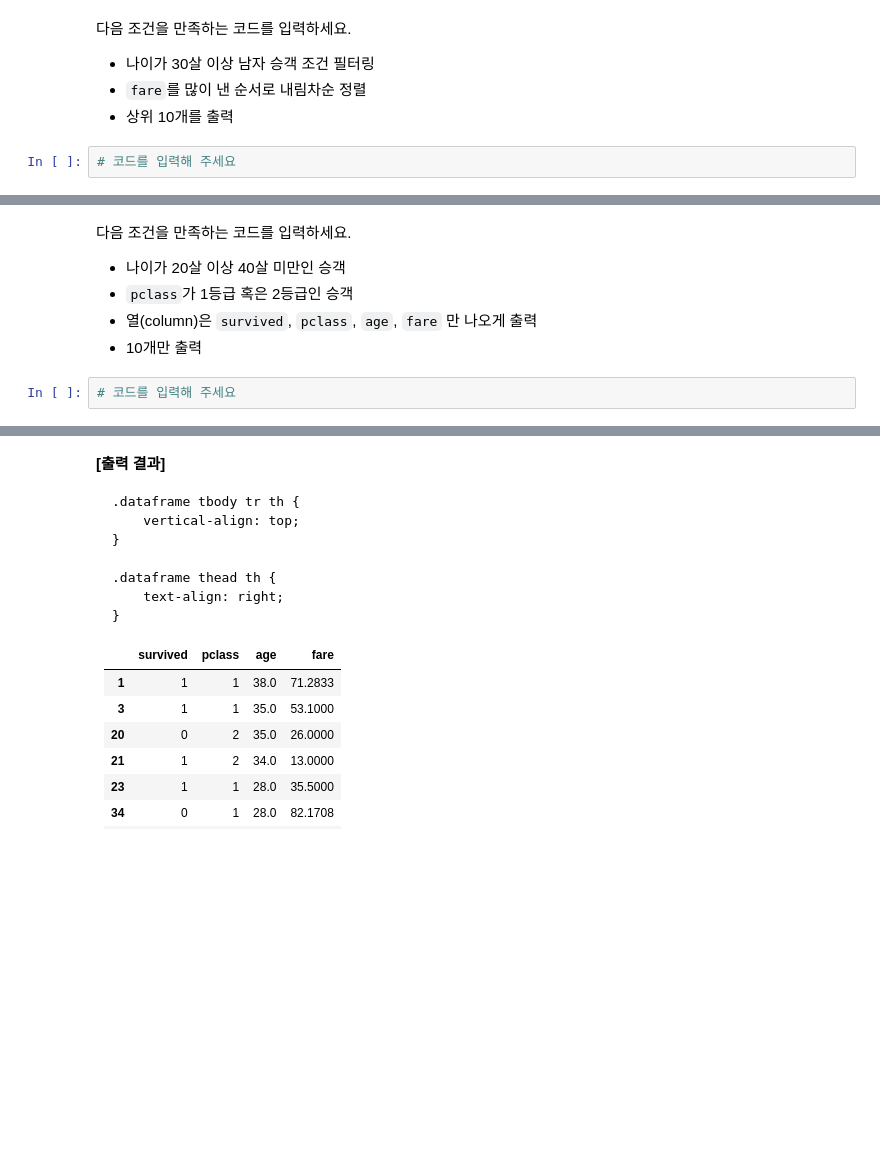
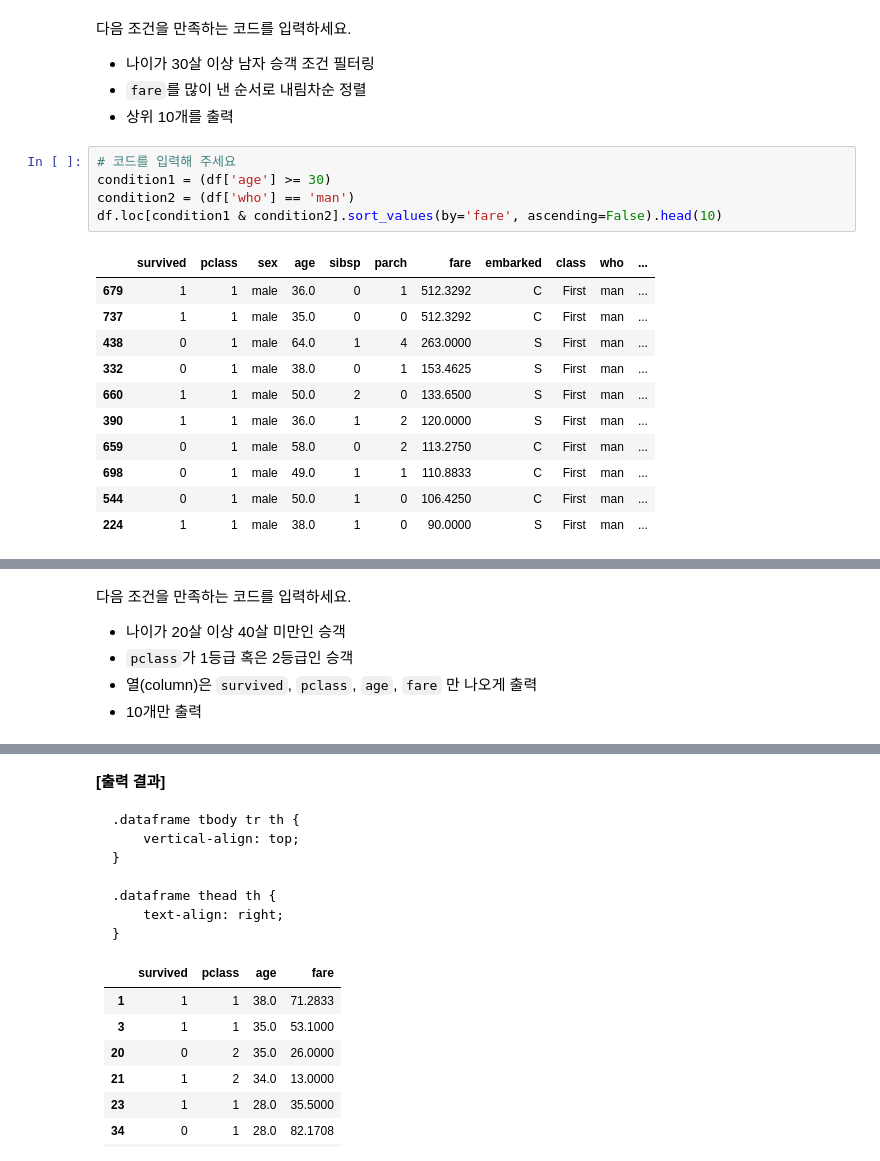
Before and after one commit to ssyyjj1012/data-analysis, a Jupyter notebook: 03_pandas_조회_정렬_조건_필터_(실습)의_사본.ipynb, the cells around one changed output, grey strips where cells are left out. Cells and saved outputs as stored; diff of their text form; blank space fills up the shorter version.

```diff
--- a/03_pandas_조회_정렬_조건_필터_(실습)의_사본.ipynb
+++ b/03_pandas_조회_정렬_조건_필터_(실습)의_사본.ipynb
@@ -955,8 +961,23 @@ df.head()
 - 나이가 30살 이상 남자 승객 조건 필터링
 - `fare`를 많이 낸 순서로 내림차순 정렬
 - 상위 10개를 출력
-# %%
-# 코드를 입력해 주세요
+# %%
+# 코드를 입력해 주세요
+condition1 = (df['age'] >= 30)
+condition2 = (df['who'] == 'man')
+df.loc[condition1 & condition2].sort_values(by='fare', ascending=False).head(10)
+# %% [output]
+|  | survived | pclass | sex | age | sibsp | parch | fare | embarked | class | who | ... |
+| 679 | 1 | 1 | male | 36.0 | 0 | 1 | 512.3292 | C | First | man | ... |
+| 737 | 1 | 1 | male | 35.0 | 0 | 0 | 512.3292 | C | First | man | ... |
+| 438 | 0 | 1 | male | 64.0 | 1 | 4 | 263.0000 | S | First | man | ... |
+| 332 | 0 | 1 | male | 38.0 | 0 | 1 | 153.4625 | S | First | man | ... |
+| 660 | 1 | 1 | male | 50.0 | 2 | 0 | 133.6500 | S | First | man | ... |
+| 390 | 1 | 1 | male | 36.0 | 1 | 2 | 120.0000 | S | First | man | ... |
+| 659 | 0 | 1 | male | 58.0 | 0 | 2 | 113.2750 | C | First | man | ... |
+| 698 | 0 | 1 | male | 49.0 | 1 | 1 | 110.8833 | C | First | man | ... |
+| 544 | 0 | 1 | male | 50.0 | 1 | 0 | 106.4250 | C | First | man | ... |
+| 224 | 1 | 1 | male | 38.0 | 1 | 0 | 90.0000 | S | First | man | ... |
 # %% [markdown]
 <p><strong>[출력 결과]</strong></p><div>
 <style scoped>
@@ -1184,5 +1205,3 @@ df.head()
 - `pclass`가 1등급 혹은 2등급인 승객
 - 열(column)은 `survived`, `pclass`, `age`, `fare` 만 나오게 출력
 - 10개만 출력
-# %%
-# 코드를 입력해 주세요
```
Also changed, not shown: parts of 23 cells of this notebook.
